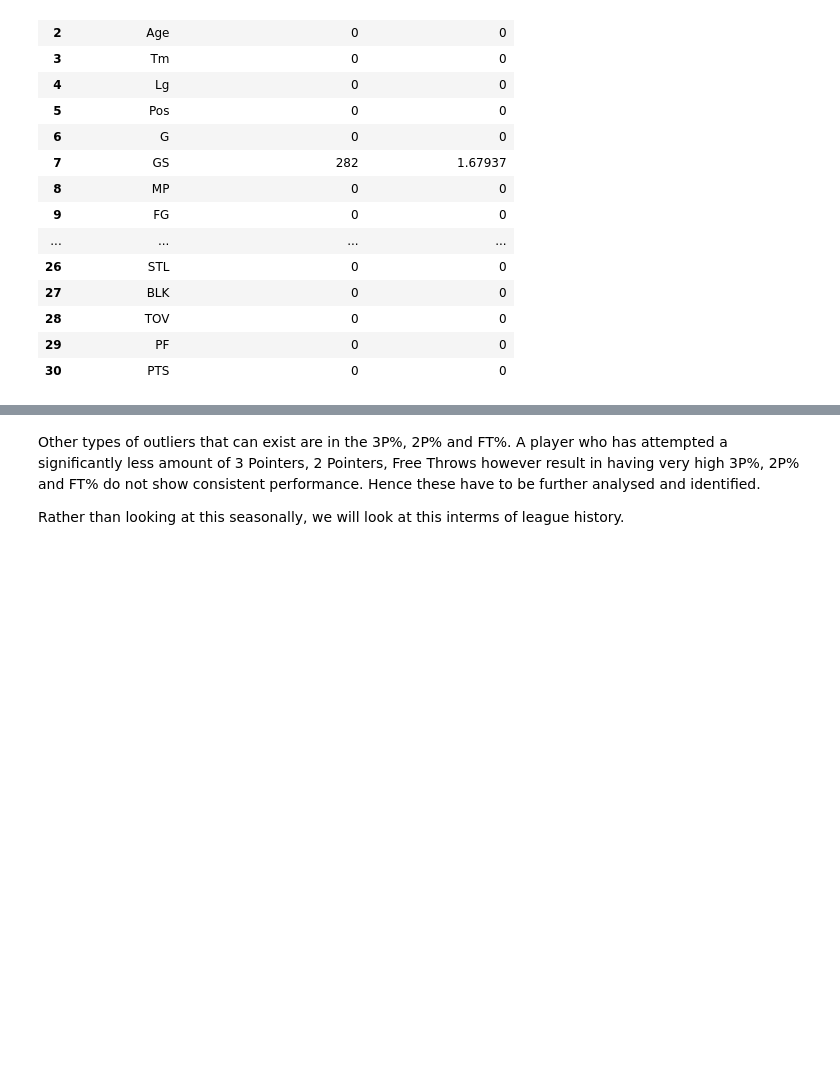
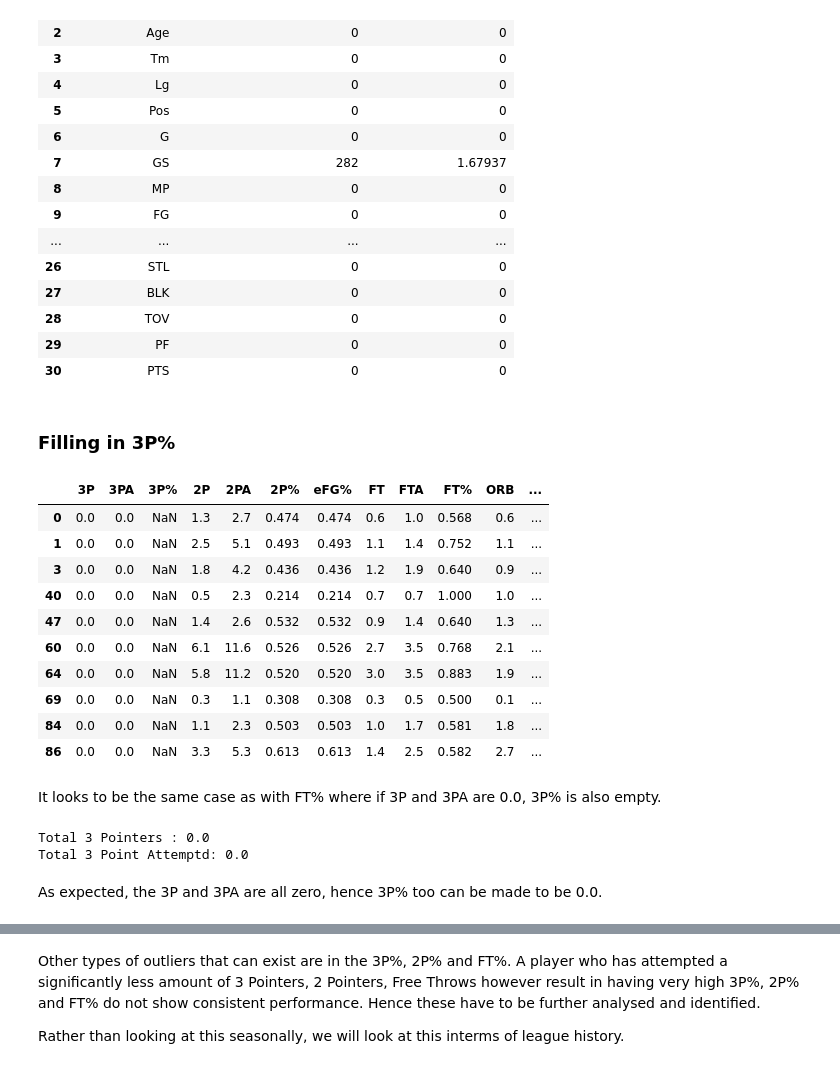
Before and after one commit to Pasindu19970808/NBAData, a Jupyter notebook: NBA_EDA.ipynb, the cells around one changed output, grey strips where cells are left out. Drawn from its saved outputs; the diff is of its cells as text; code cells hidden in the pictures; blank space fills up the shorter version.

```diff
--- a/NBA_EDA.ipynb
+++ b/NBA_EDA.ipynb
@@ -452,3 +452,29 @@ display(missing_data_df_ftpercent.style.background_gradient(cmap = 'Reds',axis =
 | 28 | TOV | 0 | 0 |
 | 29 | PF | 0 | 0 |
 | 30 | PTS | 0 | 0 |
+# %% [markdown]
+<h3> Filling in 3P% </h3>
+# %%
+nba_data_df.loc[nba_data_df["3P%"].isna()].iloc[:,-20:].head(10)
+# %% [output]
+|  | 3P | 3PA | 3P% | 2P | 2PA | 2P% | eFG% | FT | FTA | FT% | ORB | ... |
+| 0 | 0.0 | 0.0 | NaN | 1.3 | 2.7 | 0.474 | 0.474 | 0.6 | 1.0 | 0.568 | 0.6 | ... |
+| 1 | 0.0 | 0.0 | NaN | 2.5 | 5.1 | 0.493 | 0.493 | 1.1 | 1.4 | 0.752 | 1.1 | ... |
+| 3 | 0.0 | 0.0 | NaN | 1.8 | 4.2 | 0.436 | 0.436 | 1.2 | 1.9 | 0.640 | 0.9 | ... |
+| 40 | 0.0 | 0.0 | NaN | 0.5 | 2.3 | 0.214 | 0.214 | 0.7 | 0.7 | 1.000 | 1.0 | ... |
+| 47 | 0.0 | 0.0 | NaN | 1.4 | 2.6 | 0.532 | 0.532 | 0.9 | 1.4 | 0.640 | 1.3 | ... |
+| 60 | 0.0 | 0.0 | NaN | 6.1 | 11.6 | 0.526 | 0.526 | 2.7 | 3.5 | 0.768 | 2.1 | ... |
+| 64 | 0.0 | 0.0 | NaN | 5.8 | 11.2 | 0.520 | 0.520 | 3.0 | 3.5 | 0.883 | 1.9 | ... |
+| 69 | 0.0 | 0.0 | NaN | 0.3 | 1.1 | 0.308 | 0.308 | 0.3 | 0.5 | 0.500 | 0.1 | ... |
+| 84 | 0.0 | 0.0 | NaN | 1.1 | 2.3 | 0.503 | 0.503 | 1.0 | 1.7 | 0.581 | 1.8 | ... |
+| 86 | 0.0 | 0.0 | NaN | 3.3 | 5.3 | 0.613 | 0.613 | 1.4 | 2.5 | 0.582 | 2.7 | ... |
+# %% [markdown]
+It looks to be the same case as with FT% where if 3P and 3PA are 0.0, 3P% is also empty.
+# %%
+print("Total 3 Pointers : {}".format(nba_data_df.loc[nba_data_df["3P%"].isna()]["3P"].sum()))
+print("Total 3 Point Attemptd: {}".format(nba_data_df.loc[nba_data_df["3P%"].isna()]["3PA"].sum()))
+# %% [output]
+Total 3 Pointers : 0.0
+Total 3 Point Attemptd: 0.0
+# %% [markdown]
+As expected, the 3P and 3PA are all zero, hence 3P% too can be made to be 0.0.
```
Also changed, not shown: parts of 15 cells of this notebook.
